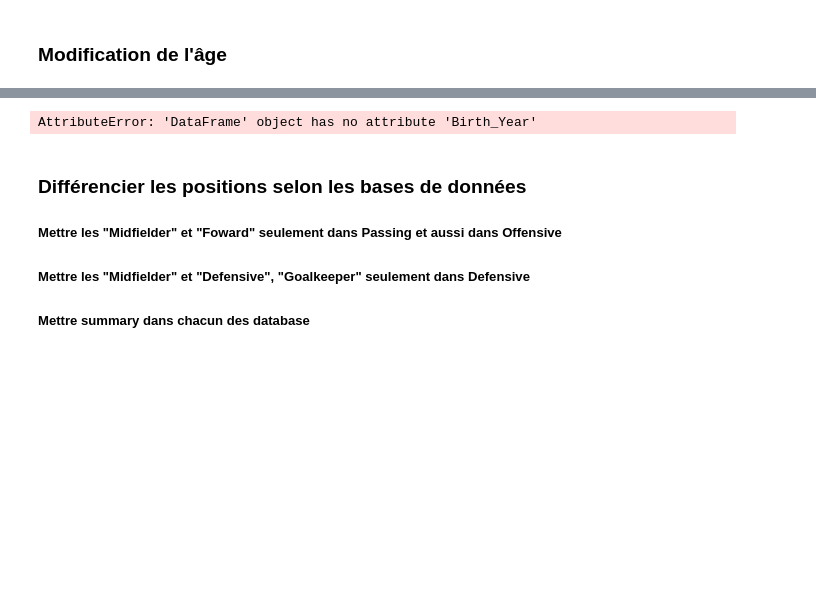
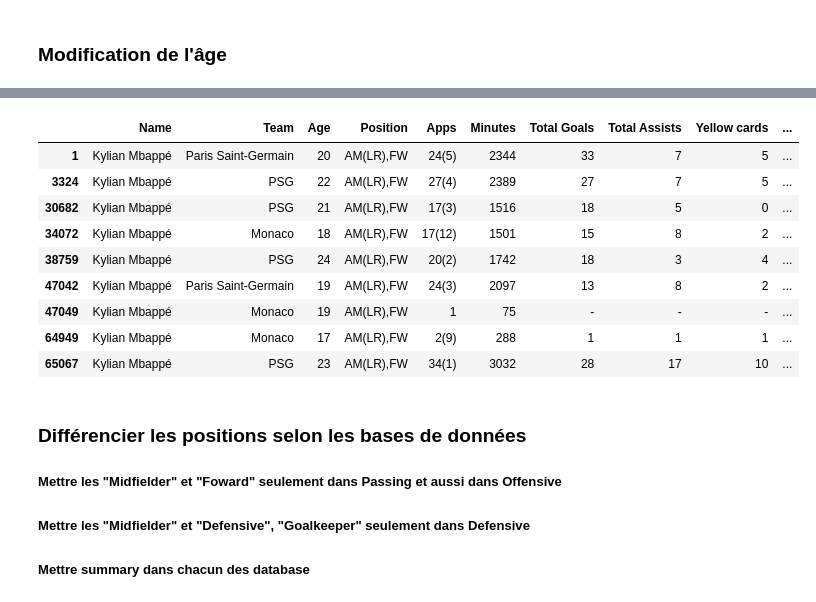
Before and after one commit to lbenyamin/Skoot, a Jupyter notebook: Preprocessing/Preprocessing_Whoscored/Preprocessing_Whoscored_Data.ipynb, the cells around one changed output, grey strips where cells are left out. Saved outputs shown, nothing was run; the diff lists cells and outputs as text; code cells hidden in the pictures; blank space fills up the shorter version.

```diff
--- a/Preprocessing/Preprocessing_Whoscored/Preprocessing_Whoscored_Data.ipynb
+++ b/Preprocessing/Preprocessing_Whoscored/Preprocessing_Whoscored_Data.ipynb
@@ -901,4 +949,13 @@ df_summary.loc[df_summary.Name == 'Cristiano Ronaldo']
 # %%
-df_summary.loc[df_summary.Name == 'Kylian Mbappé'].loc[df_summary.Birth_Year.notna()]
+datasets[2].loc[datasets[2].Name== 'Kylian Mbappé']
 # %% [output]
-AttributeError: 'DataFrame' object has no attribute 'Birth_Year'
+|  | Name | Team | Age | Position | Apps | Minutes | Total Goals | Total Assists | Yellow cards | ... |
+| 1 | Kylian Mbappé | Paris Saint-Germain | 20 | AM(LR),FW | 24(5) | 2344 | 33 | 7 | 5 | ... |
+| 3324 | Kylian Mbappé | PSG | 22 | AM(LR),FW | 27(4) | 2389 | 27 | 7 | 5 | ... |
+| 30682 | Kylian Mbappé | PSG | 21 | AM(LR),FW | 17(3) | 1516 | 18 | 5 | 0 | ... |
+| 34072 | Kylian Mbappé | Monaco | 18 | AM(LR),FW | 17(12) | 1501 | 15 | 8 | 2 | ... |
+| 38759 | Kylian Mbappé | PSG | 24 | AM(LR),FW | 20(2) | 1742 | 18 | 3 | 4 | ... |
+| 47042 | Kylian Mbappé | Paris Saint-Germain | 19 | AM(LR),FW | 24(3) | 2097 | 13 | 8 | 2 | ... |
+| 47049 | Kylian Mbappé | Monaco | 19 | AM(LR),FW | 1 | 75 | - | - | - | ... |
+| 64949 | Kylian Mbappé | Monaco | 17 | AM(LR),FW | 2(9) | 288 | 1 | 1 | 1 | ... |
+| 65067 | Kylian Mbappé | PSG | 23 | AM(LR),FW | 34(1) | 3032 | 28 | 17 | 10 | ... |
```
Also changed, not shown: parts of 7 cells of this notebook.
